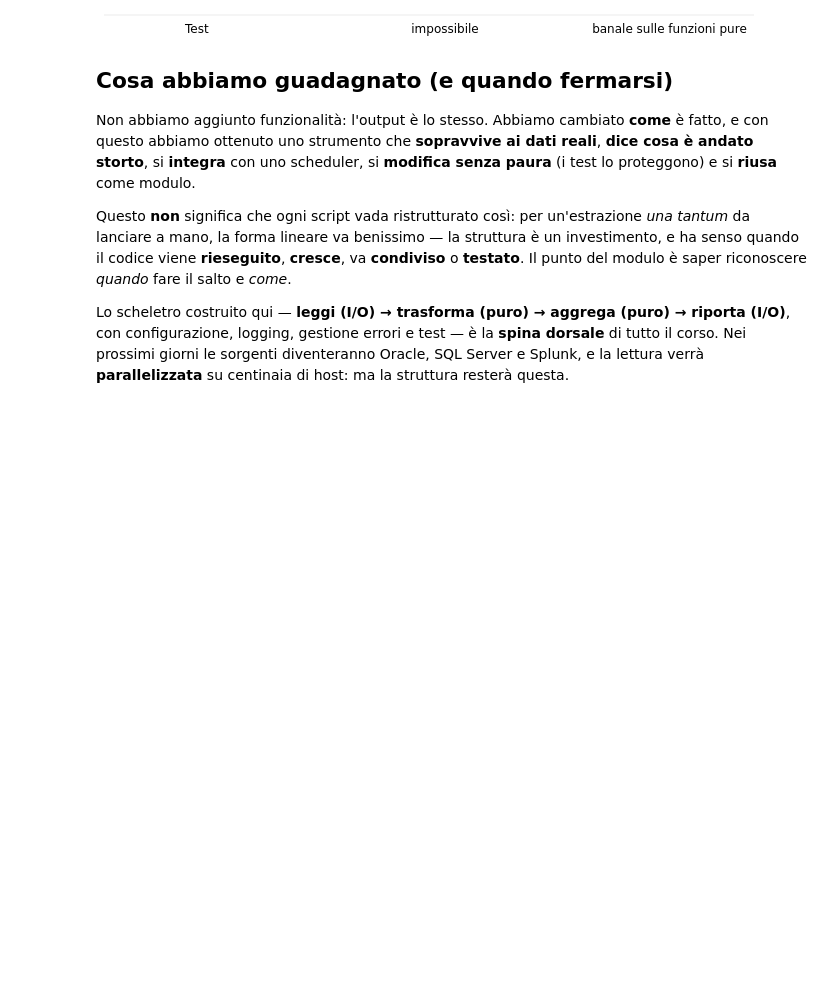
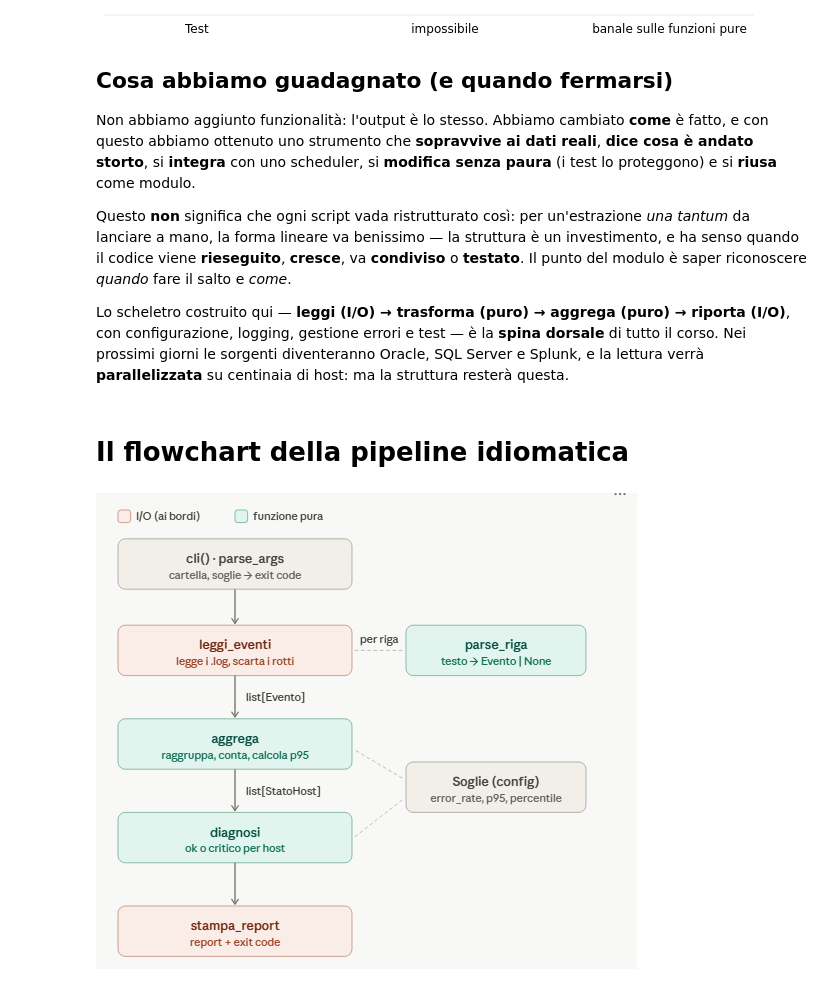
Before and after one commit to antonio-corsi/Repo-corso-Python-per-sistemisti-VTS, a Jupyter notebook: giorno1_dallo_script_allo_strumento.ipynb, the cells around one changed output. Drawn from its saved outputs; the diff is of its cells as text; code cells hidden in the pictures; blank space fills up the shorter version.

Commit message:
Aggiunte / modifiche PRIMA della SECONDA giornata

```diff
--- a/giorno1_dallo_script_allo_strumento.ipynb
+++ b/giorno1_dallo_script_allo_strumento.ipynb
@@ -932,3 +2014,9 @@ Lo scheletro costruito qui — **leggi (I/O) → trasforma (puro) → aggrega (p
 con configurazione, logging, gestione errori e test — è la **spina dorsale** di tutto il corso.
 Nei prossimi giorni le sorgenti diventeranno Oracle, SQL Server e Splunk, e la lettura verrà
 **parallelizzata** su centinaia di host: ma la struttura resterà questa.
+# %% [markdown]
+# Il flowchart della pipeline idiomatica
+# %%
+Image('mappa_idioma.png') if IN_COLAB else display(Image(filename='vettorizzazione.png'))
+# %% [output]
+[figure, added]
```
Also changed, not shown: parts of 72 cells of this notebook, 2 other files.
